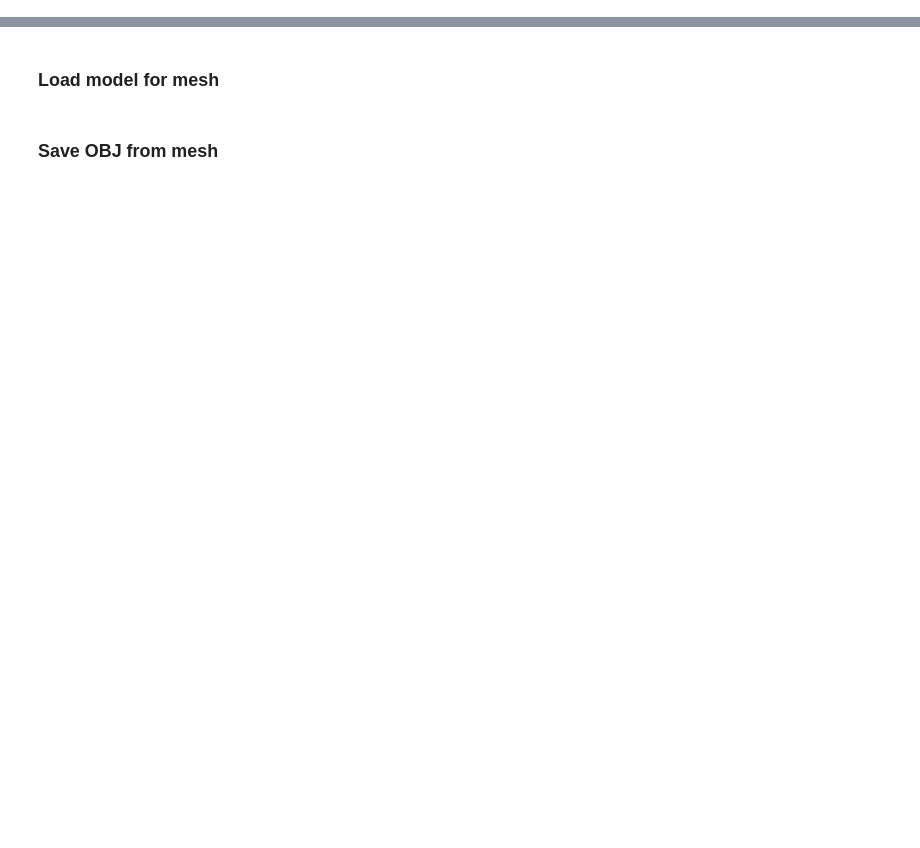
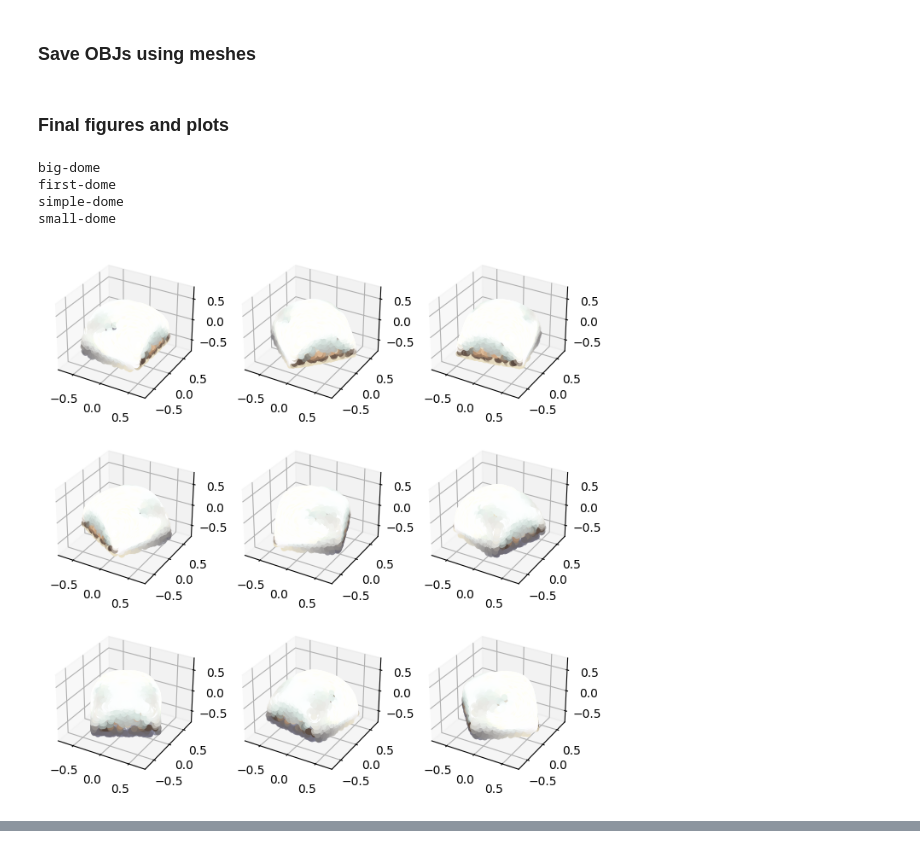
Before and after one commit to openai/point-e, a Jupyter notebook: point_e/examples/image2pointcloud.ipynb, the cells around one changed output, grey strips where cells are left out. Cells and saved outputs as stored; diff of their text form; code cells hidden in the pictures; blank space fills up the shorter version.

Commit message:
multi dome setup

```diff
--- a/point_e/examples/image2pointcloud.ipynb
+++ b/point_e/examples/image2pointcloud.ipynb
@@ -47,3 +73,53 @@ for x in tqdm(sampler.sample_batch_progressive(batch_size=1, model_kwargs=dict(i
+# %%
+# Produce a meshes and pointclouds from the model.
+pointclouds = []
+meshes = {}
+for index in range(len(all_images)):
+    samples = None
+    for sample_tensor in tqdm(sampler.sample_batch_progressive(batch_size=1, model_kwargs=dict(images=[all_images[index]]))):
+        samples = sample_tensor
+
+    # Output pointcloud and convert to meshes.
+    pointcloud = sampler.output_to_point_clouds(samples)[0]
+    pointclouds.append(pointcloud)
+    meshes[all_images_names[index]] = marching_cubes_mesh(
+        pc=pointcloud,
+        model=sdf_model,
+        batch_size=4096,
+        grid_size=32, # increase to 128 for resolution used in evals
+        progress=True,
+    )
+# %% [markdown]
+### Save OBJs using meshes
+# %%
+obj_directory = "homes_data/all_homes_obj"
+
+for index in range(len(meshes)):
+    mesh = meshes[all_images_names[index]]
+    full_path = obj_directory + "/" + all_images_names[index] + ".obj"
+    f = open(full_path, "w")
+    for i in range(len(mesh.verts)):
+        f.write("v " + str(mesh.verts[i][0]) + " " + str(mesh.verts[i][1]) + " " + str(mesh.verts[i][2]) + " ")
+        f.write("\n")
+
+    for i in range(len(mesh.normals)):
+        f.write("vn " + str(mesh.normals[i][0]) + " " + str(mesh.normals[i][1]) + " " + str(mesh.normals[i][2]) + " ")
+        f.write("\n")
+
+    for i in range(len(mesh.faces)):
+        f.write("f " + str(mesh.faces[i][0]) + " " + str(mesh.faces[i][1]) + " " + str(mesh.faces[i][2]) + " ")
+        f.write("\n")
+    f.close()
+# %% [markdown]
+### Final figures and plots
 # %%
-pc = sampler.output_to_point_clouds(samples)[0]
-fig = plot_point_cloud(pc, grid_size=3, fixed_bounds=((-0.75, -0.75, -0.75),(0.75, 0.75, 0.75)))
+# Log all figures
+for index in range(len(pointclouds)):
+    print(all_images_names[index])
+    fig = plot_point_cloud(pointclouds[index], grid_size=3, fixed_bounds=((-0.75, -0.75, -0.75),(0.75, 0.75, 0.75)))
+# %% [output]
+big-dome
+first-dome
+simple-dome
+small-dome
+[figure, added]
@@ -50,2 +128,0 @@ fig = plot_point_cloud(pc, grid_size=3, fixed_bounds=((-0.75, -0.75, -0.75),(0.7
-# %% [markdown]
-### Load model for mesh
@@ -72,2 +128,0 @@ fig = plot_point_cloud(pointcloud, grid_size=3, fixed_bounds=((-0.75, -0.75, -0.
-# %% [markdown]
-### Save OBJ from mesh
```
Also changed, not shown: parts of 12 cells of this notebook, 17 other files.
